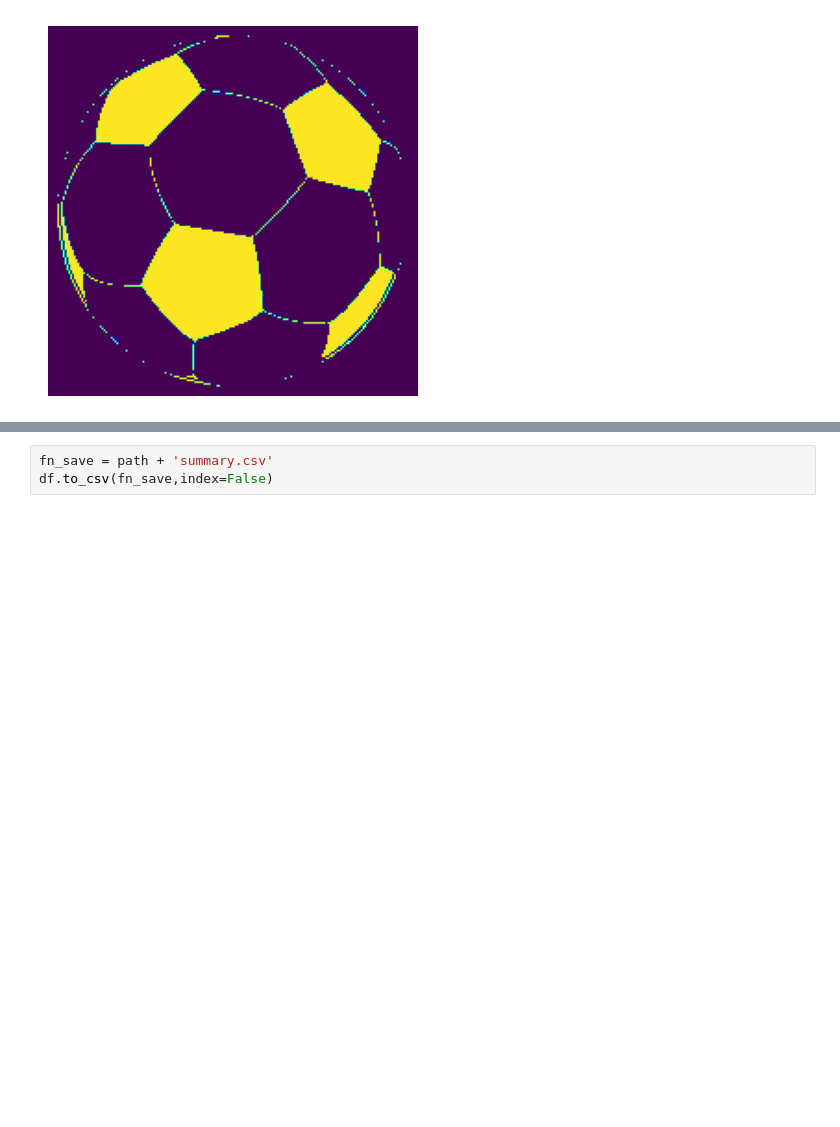
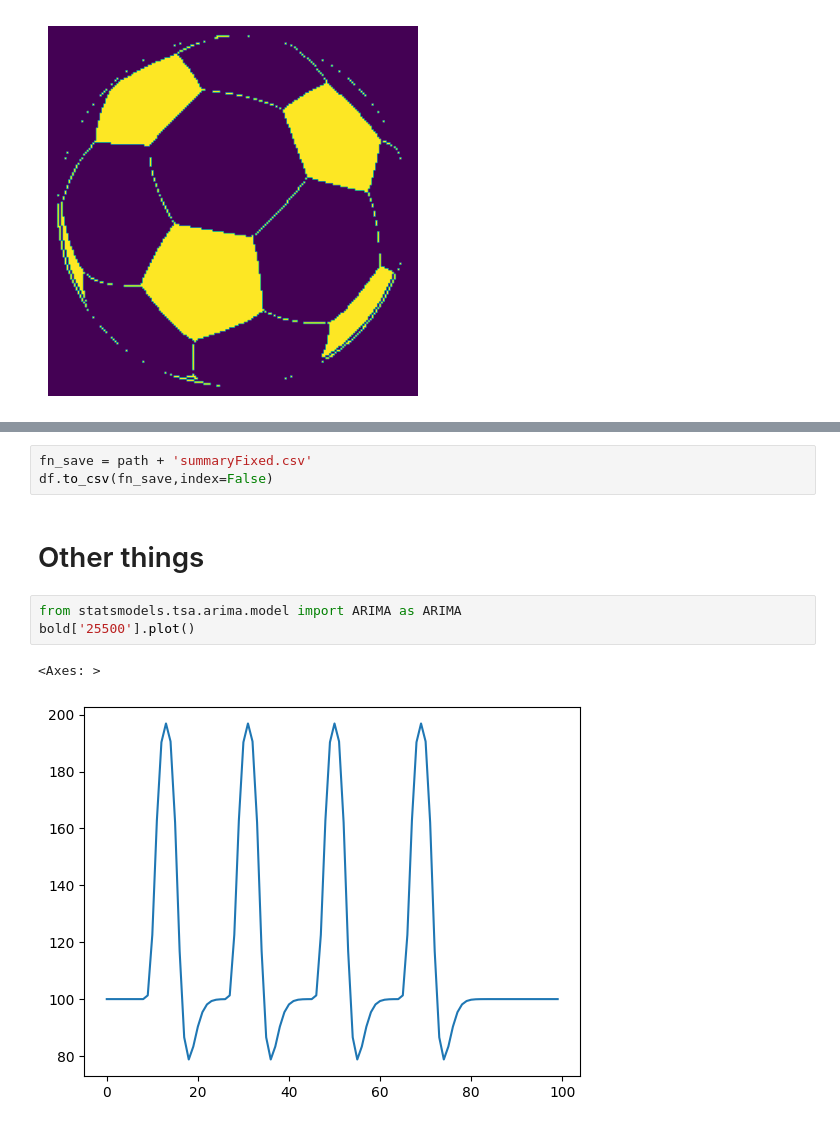
Before and after one commit to juanesfco/Thesis, a Jupyter notebook: resultsSims.ipynb, the cells around one changed output, grey strips where cells are left out. Drawn from its saved outputs; the diff is of its cells as text; blank space fills up the shorter version.

```diff
--- a/resultsSims.ipynb
+++ b/resultsSims.ipynb
@@ -309,3 +309,11 @@ df
 # %%
-fn_save = path + 'summary.csv'
+fn_save = path + 'summaryFixed.csv'
 df.to_csv(fn_save,index=False)
+# %% [markdown]
+# Other things
+# %%
+from statsmodels.tsa.arima.model import ARIMA as ARIMA
+bold['25500'].plot()
+# %% [output]
+<Axes: >
+[figure, added]
```
Also changed, not shown: parts of 5 cells of this notebook, 11 other files.
